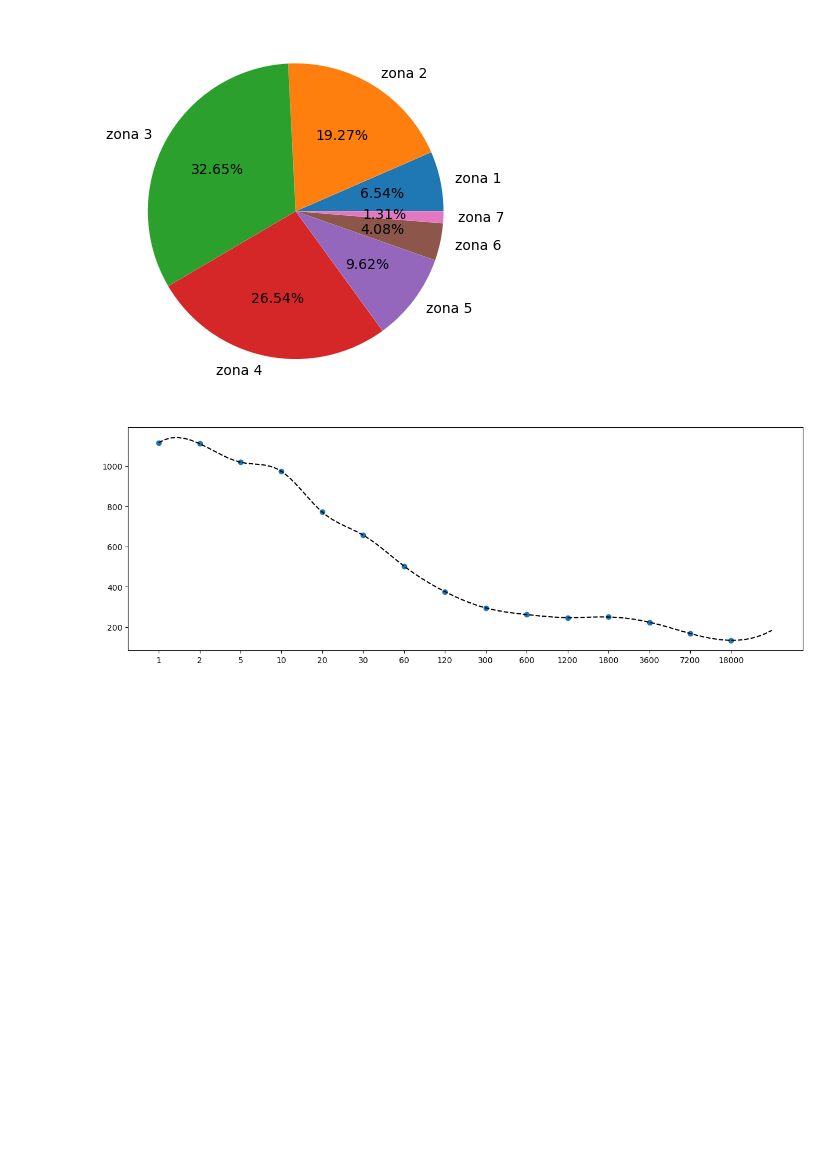
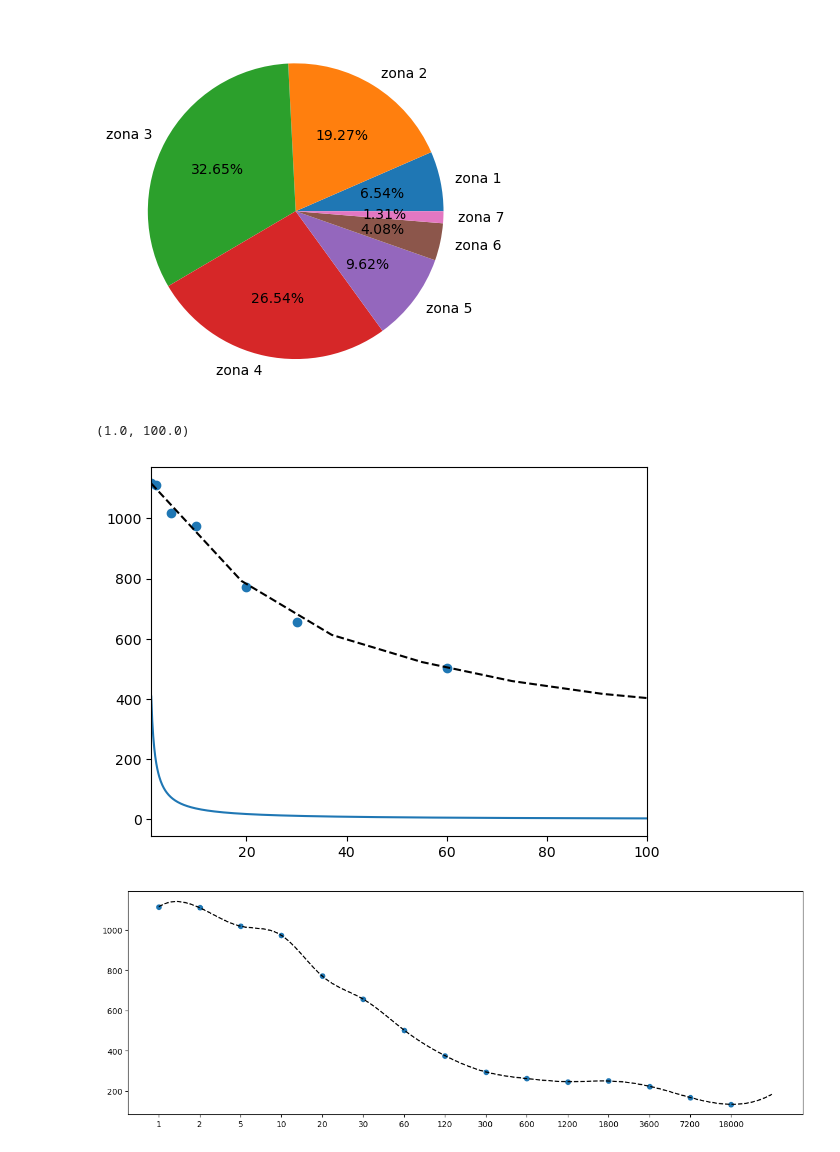
Before and after one commit to QuantumPower4/JuanGuzman-JhonAlex-HerraCompu-202302, a Jupyter notebook: Proyecto/Proyecto_JuanGuzman_JhonMontealegre.ipynb, the cells around one changed output. Saved outputs shown, nothing was run; the diff lists cells and outputs as text; code cells hidden in the pictures; blank space fills up the shorter version.

```diff
--- a/Proyecto/Proyecto_JuanGuzman_JhonMontealegre.ipynb
+++ b/Proyecto/Proyecto_JuanGuzman_JhonMontealegre.ipynb
@@ -181,6 +181,25 @@ plt.pie(porcentajes,autopct='%1.2f%%',labels=labels)
 plt.show()
 # %% [output]
 [figure]
+# %%
+p_media = np.array(DataFrame3["Power [W]"])
+time = np.array(DataFrame3["Time [s]"])
+
+itp_spline = scipy.interpolate.splrep(time, p_media, k=3)
+
+x_new = np.linspace(time[0],time[-1],1000)
+y_new = scipy.interpolate.splev(x_new, tck=itp_spline)
+
+plt.scatter(time,p_media)
+plt.plot(x_new,y_new,color="black",linestyle="--")
+
+tiempos = np.linspace(1,10000,100000)
+plt.plot(tiempos,P_leggs2(tiempos),label="{0}".format(primera_grafica["Nombre del puerto"][0]))
+
+plt.xlim(1,100)
+# %% [output]
+(1.0, 100.0)
+[figure, added]
 # %%
 figure, ax = plt.subplots(figsize=(15,5))
 DataFrame3 = pd.read_csv("data/curva-potencia.csv",sep=";")
```
